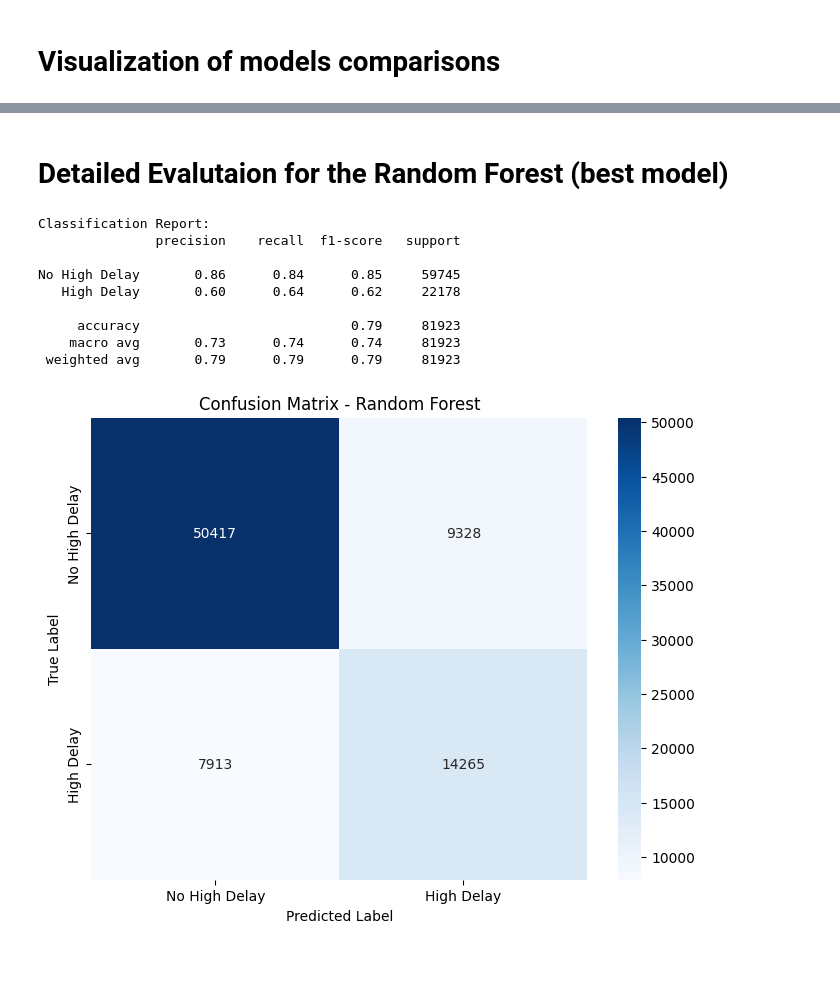
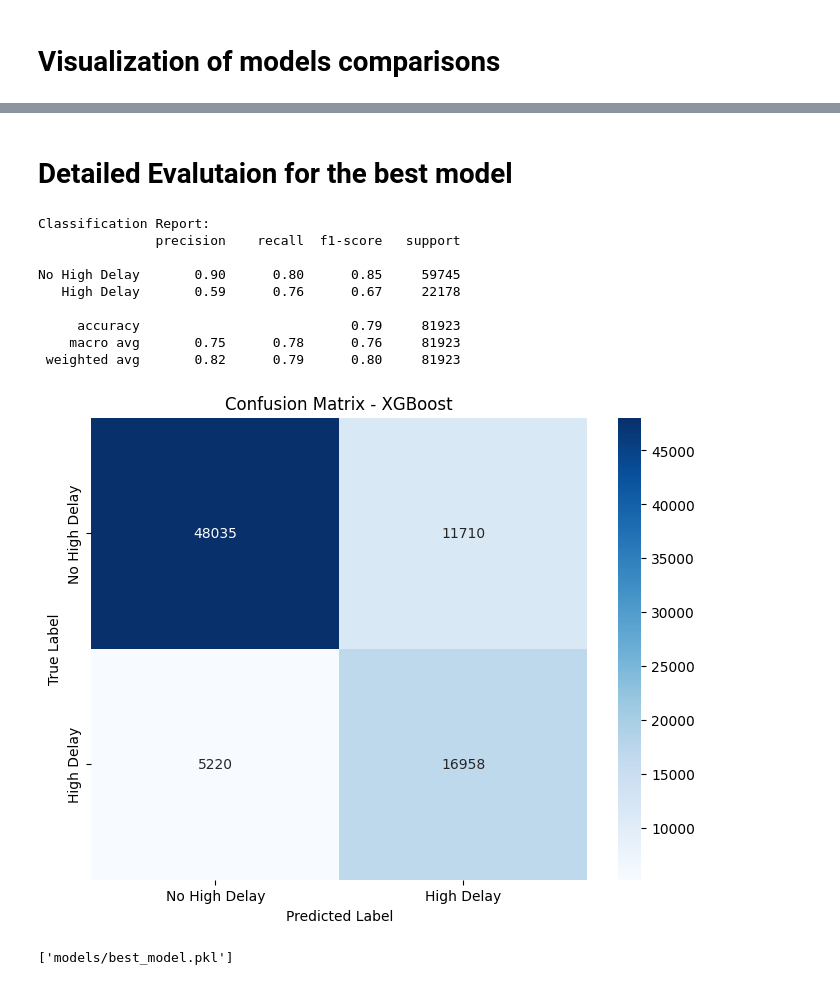
Before and after one commit to shakhbozmn/ML_CW_1_16395, a Jupyter notebook: flight_delay_analysis.ipynb, the cells around one changed output, grey strips where cells are left out. Saved outputs shown, nothing was run; the diff lists cells and outputs as text; code cells hidden in the pictures.

```diff
--- a/flight_delay_analysis.ipynb
+++ b/flight_delay_analysis.ipynb
@@ -648,21 +663,25 @@ Training time: 0.02 seconds
 CV F1-score: 0.4942 (+/- 0.0050)
 # %%
-from sklearn.naive_bayes import GaussianNB
+from xgboost import XGBClassifier
 
-print('Training Naive Bayes...')
+print('Training XGBoost...')
 
-nb_model = GaussianNB()
+xgb_model = XGBClassifier(
+    random_state=42,
+    scale_pos_weight=class_weight_dict[1]/class_weight_dict[0],
+    n_jobs=-1
+)
 
 start_time = time.time()
-nb_model.fit(X_train, y_train)
-nb_time = time.time() - start_time
+xgb_model.fit(X_train, y_train)
+xgb_time = time.time() - start_time
 
-models['Naive Bayes'] = nb_model
-training_times['Naive Bayes'] = nb_time
+models['XGBoost'] = xgb_model
+training_times['XGBoost'] = xgb_time
 
-nb_cv_scores = cross_val_score(nb_model, X_train, y_train, cv=5, scoring='f1', n_jobs=-1)
-cv_scores['Naive Bayes'] = nb_cv_scores.mean()
+xgb_cv_scores = cross_val_score(xgb_model, X_train, y_train, cv=5, scoring='f1', n_jobs=-1)
+cv_scores['XGBoost'] = xgb_cv_scores.mean()
 
-print(f"Training time: {nb_time:.2f} seconds")
-print(f"CV F1-score: {nb_cv_scores.mean():.4f} (+/- {nb_cv_scores.std() * 2:.4f})")
+print(f"Training time: {xgb_time:.2f} seconds")
+print(f"CV F1-score: {xgb_cv_scores.mean():.4f} (+/- {xgb_cv_scores.std() * 2:.4f})")
 # %% [output]
@@ -826,9 +848,9 @@ F1: 0.5825
 # %%
+optimized_models['Decision Tree'] = baseline_models['Decision Tree']
 optimized_models['Logistic Regression'] = baseline_models['Logistic Regression']
-optimized_models['Naive Bayes'] = baseline_models['Naive Bayes']
 optimized_models['K-Nearest Neighbors'] = baseline_models['K-Nearest Neighbors']
+optimized_cv_scores['Decision Tree'] = baseline_cv_scores['Decision Tree']
 optimized_cv_scores['Logistic Regression'] = baseline_cv_scores['Logistic Regression']
-optimized_cv_scores['Naive Bayes'] = baseline_cv_scores['Naive Bayes']
 optimized_cv_scores['K-Nearest Neighbors'] = baseline_cv_scores['K-Nearest Neighbors']
 # %% [markdown]
 # Overall Stats
@@ -837,7 +859,7 @@ total_optimization_time = sum(optimization_times.values())
 print(f"Total optimization time: {total_optimization_time:.2f} seconds")
 
 print("Optimization results:")
-for model in ['Random Forest', 'Decision Tree']:
+for model in ['Random Forest', 'XGBoost']:
     baseline_f1 = baseline_cv_scores[model]
     optimized_f1 = optimized_cv_scores[model]
     improvement = optimized_f1 - baseline_f1
@@ -985,30 +1007,40 @@ plt.show()
 # %% [markdown]
-# Detailed Evalutaion for the Random Forest (best model)
+# Detailed Evalutaion for the best model
 # %%
+import joblib
+import os
+
+os.makedirs('models', exist_ok=True)
+
 best_model = optimized_models[best_model_name]
 y_pred_best = evaluation_results[best_model_name]['y_pred']
 
 print("Classification Report:")
 print(classification_report(y_test, y_pred_best, target_names=['No High Delay', 'High Delay']))
 
 # Confusion Matrix plot
 cm = confusion_matrix(y_test, y_pred_best)
 plt.figure(figsize=(8, 6))
 sns.heatmap(cm, annot=True, fmt='d', cmap='Blues',
             xticklabels=['No High Delay', 'High Delay'],
             yticklabels=['No High Delay', 'High Delay'])
 plt.title(f'Confusion Matrix - {best_model_name}')
 plt.ylabel('True Label')
 plt.xlabel('Predicted Label')
+plt.savefig('models/confusion_matrix.png', bbox_inches='tight', dpi=300)
 plt.show()
+
+
+joblib.dump(best_model, 'models/best_model.pkl')
 # %% [output]
 Classification Report:
                precision    recall  f1-score   support
 
-No High Delay       0.86      0.84      0.85     59745
-   High Delay       0.60      0.64      0.62     22178
+No High Delay       0.90      0.80      0.85     59745
+   High Delay       0.59      0.76      0.67     22178
 
      accuracy                           0.79     81923
-    macro avg       0.73      0.74      0.74     81923
- weighted avg       0.79      0.79      0.79     81923
+    macro avg       0.75      0.78      0.76     81923
+ weighted avg       0.82      0.79      0.80     81923
-[figure, old version]
+[figure, new version]
+['models/best_model.pkl']
```
Also changed, not shown: parts of 14 cells of this notebook, 5 other files.
